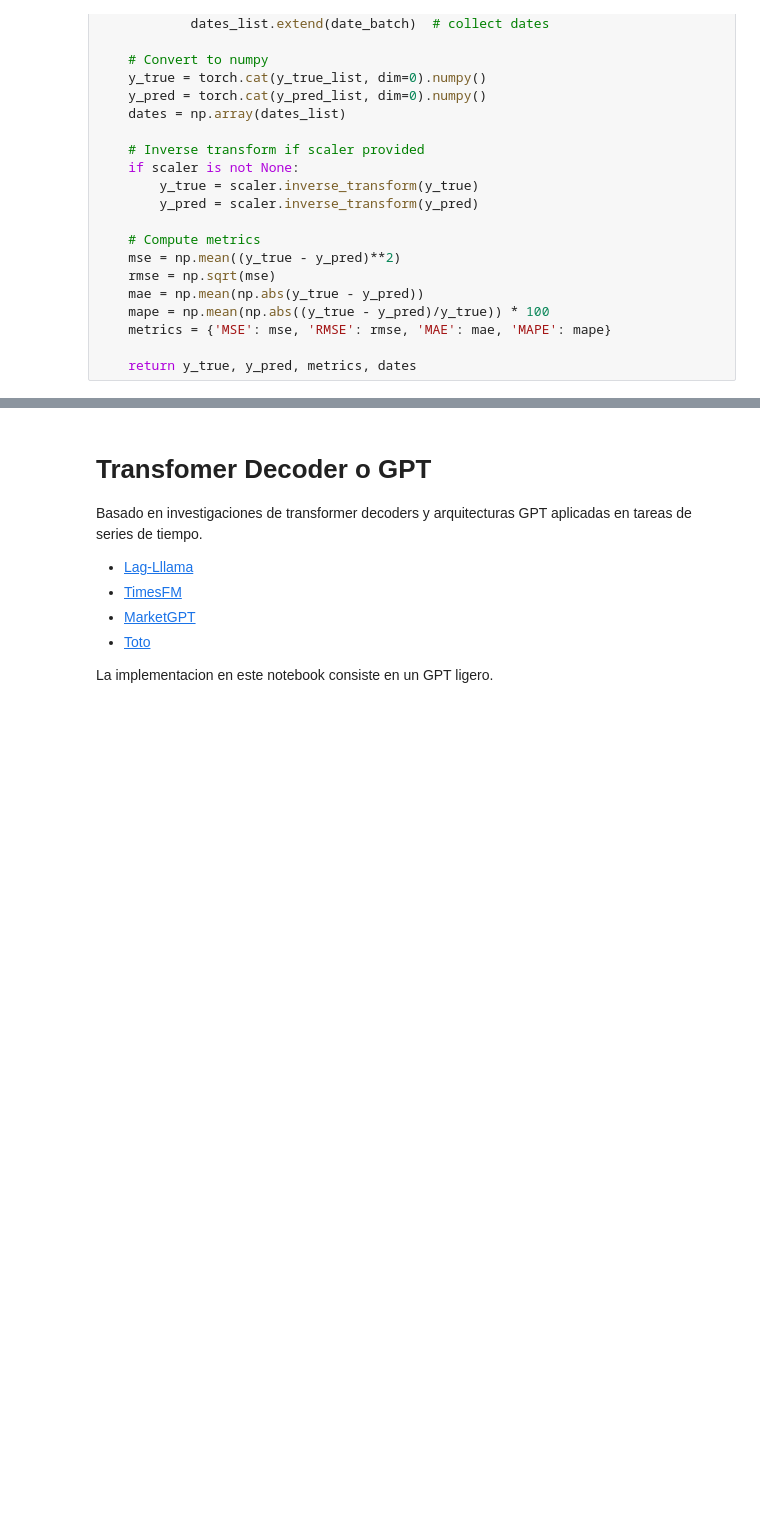
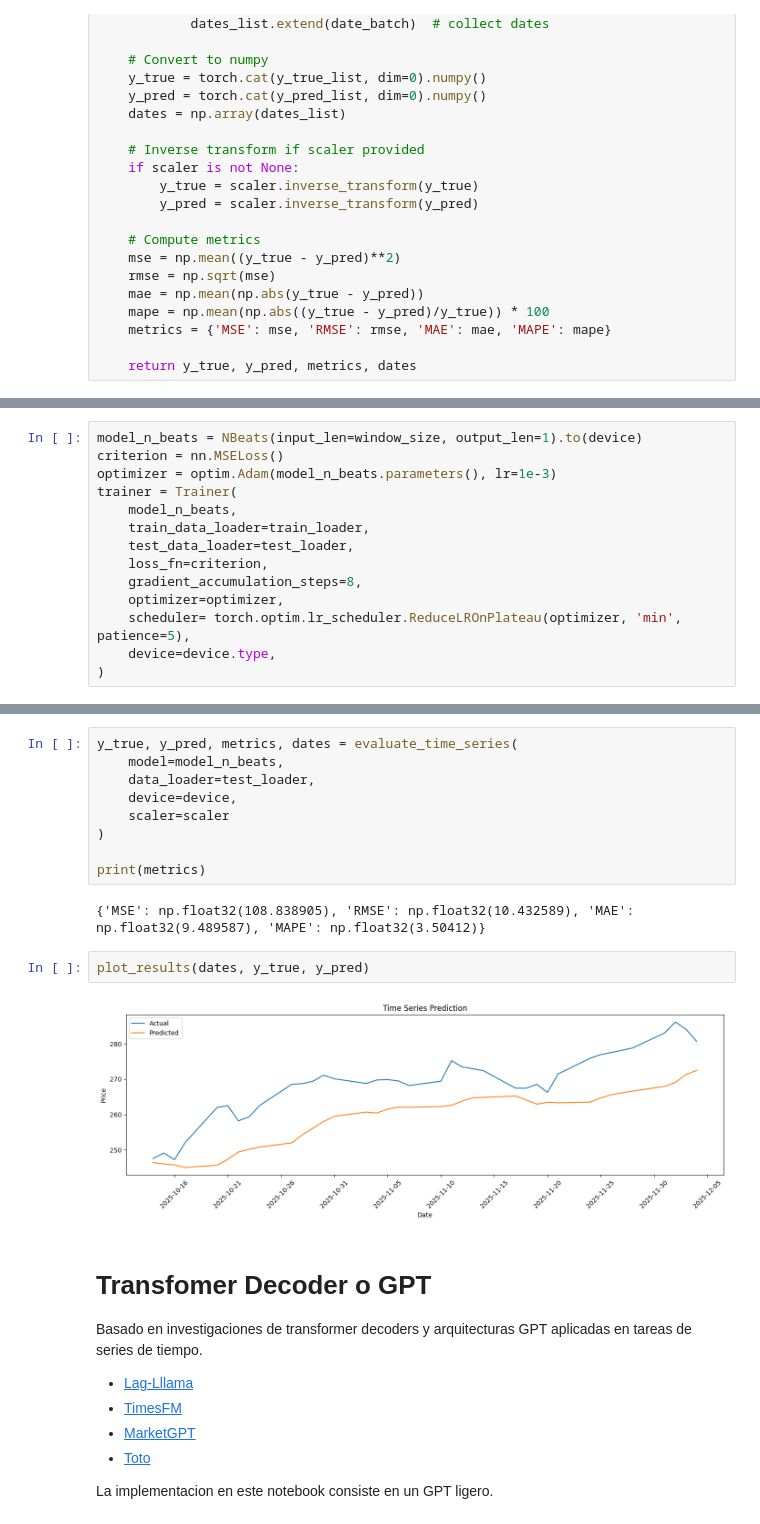
Before and after one commit to AbeRodz/Time-series-II, a Jupyter notebook: tp_2.ipynb, the cells around one changed output, grey strips where cells are left out. Cells and saved outputs as stored; diff of their text form; blank space fills up the shorter version.

```diff
--- a/tp_2.ipynb
+++ b/tp_2.ipynb
@@ -273,0 +441,14 @@ plot_results(dates, y_true, y_pred)
+# %%
+model_n_beats = NBeats(input_len=window_size, output_len=1).to(device)
+criterion = nn.MSELoss()
+optimizer = optim.Adam(model_n_beats.parameters(), lr=1e-3)
+trainer = Trainer(
+    model_n_beats,
+    train_data_loader=train_loader,
+    test_data_loader=test_loader,
+    loss_fn=criterion,
+    gradient_accumulation_steps=8,
+    optimizer=optimizer,
+    scheduler= torch.optim.lr_scheduler.ReduceLROnPlateau(optimizer, 'min', patience=5),
+    device=device.type,
+)
@@ -274,3 +478,18 @@ plot_results(dates, y_true, y_pred)
+# %%
+y_true, y_pred, metrics, dates = evaluate_time_series(
+    model=model_n_beats,
+    data_loader=test_loader,
+    device=device,
+    scaler=scaler
+)
+
+print(metrics)
+# %% [output]
+{'MSE': np.float32(108.838905), 'RMSE': np.float32(10.432589), 'MAE': np.float32(9.489587), 'MAPE': np.float32(3.50412)}
+# %%
+plot_results(dates, y_true, y_pred)
+# %% [output]
+[figure, added]
 # %% [markdown]
 # Transfomer Decoder o GPT
 
```
Also changed, not shown: parts of 35 cells of this notebook.
